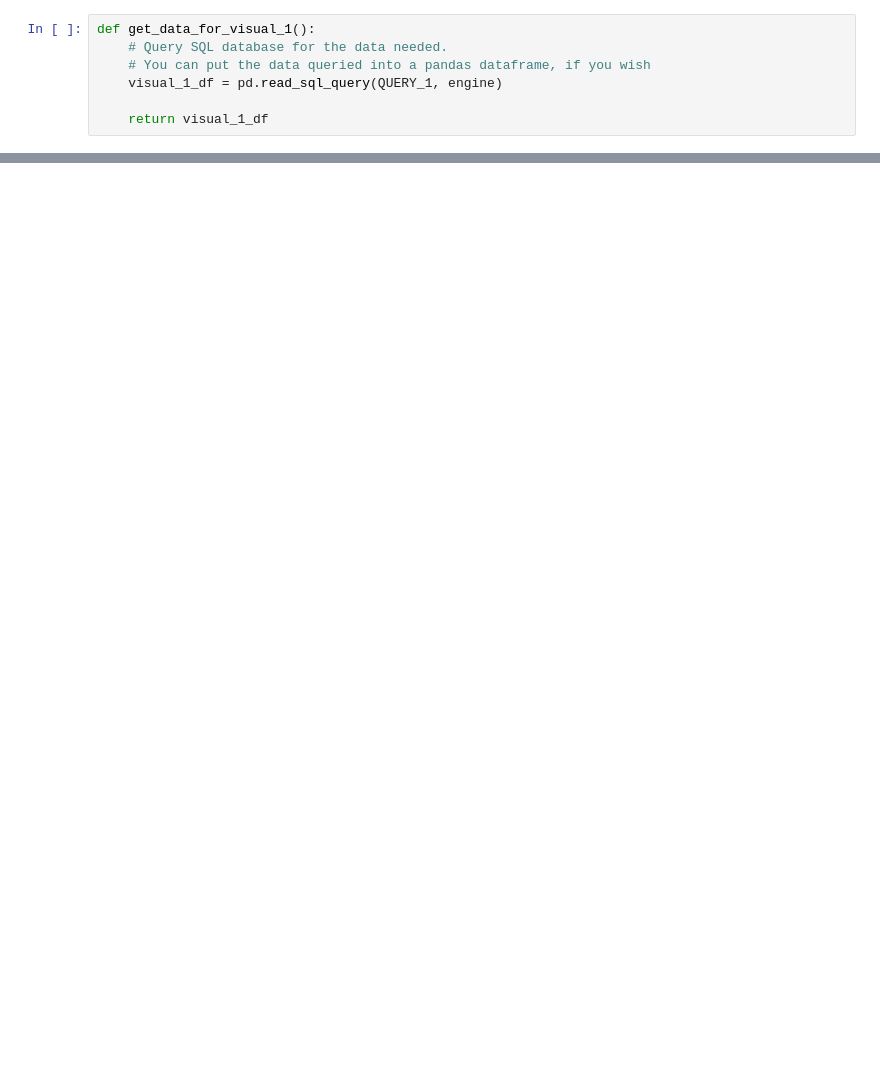
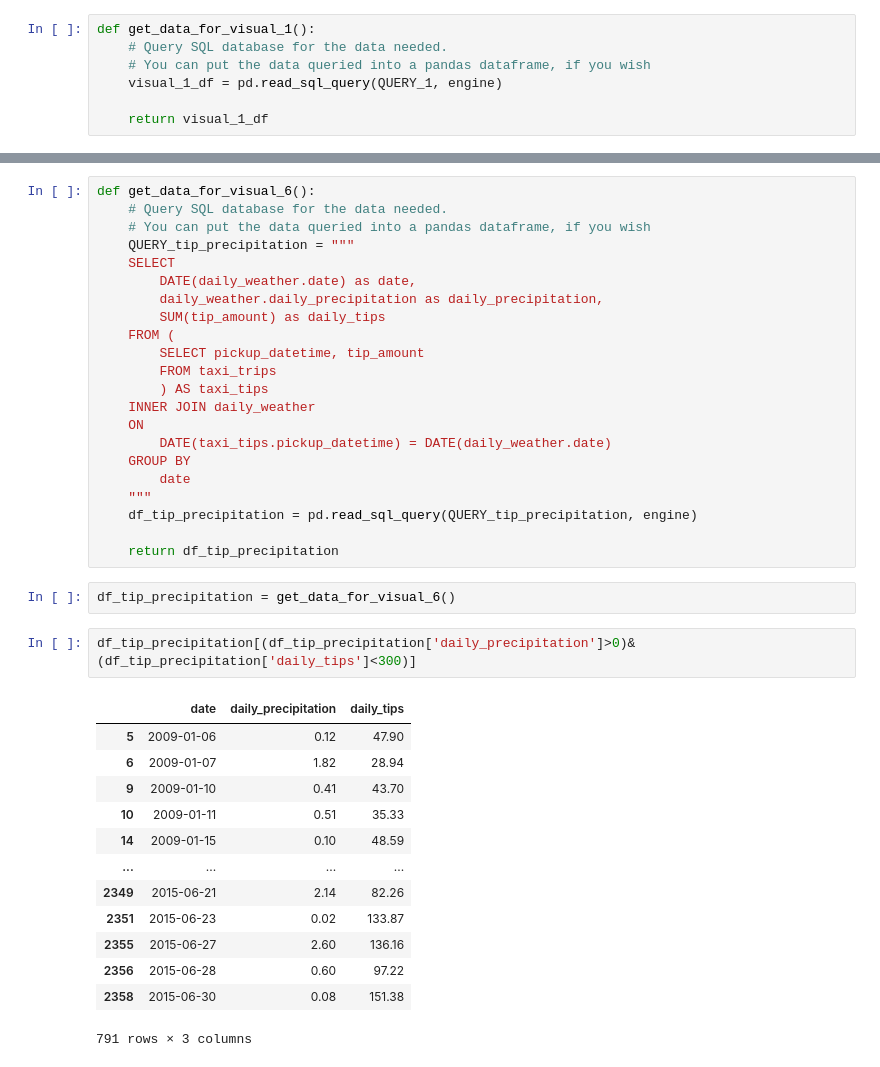
Before and after one commit to ZenanPeng/ZenanPeng-Final-Project, a Jupyter notebook: Project.ipynb, the cells around one changed output, grey strips where cells are left out. Cells and saved outputs as stored; diff of their text form; blank space fills up the shorter version.

```diff
--- a/Project.ipynb
+++ b/Project.ipynb
@@ -1172,0 +1434,40 @@ def plot_visual_1(dataframe):
+# %%
+def get_data_for_visual_6():
+    # Query SQL database for the data needed.
+    # You can put the data queried into a pandas dataframe, if you wish
+    QUERY_tip_precipitation = """
+    SELECT
+        DATE(daily_weather.date) as date,
+        daily_weather.daily_precipitation as daily_precipitation,
+        SUM(tip_amount) as daily_tips
+    FROM (
+        SELECT pickup_datetime, tip_amount
+        FROM taxi_trips
+        ) AS taxi_tips
+    INNER JOIN daily_weather
+    ON
+        DATE(taxi_tips.pickup_datetime) = DATE(daily_weather.date)
+    GROUP BY
+        date
+    """
+    df_tip_precipitation = pd.read_sql_query(QUERY_tip_precipitation, engine)
+
+    return df_tip_precipitation
+# %%
+df_tip_precipitation = get_data_for_visual_6()
+# %%
+df_tip_precipitation[(df_tip_precipitation['daily_precipitation']>0)&(df_tip_precipitation['daily_tips']<300)]
+# %% [output]
+|  | date | daily_precipitation | daily_tips |
+| 5 | 2009-01-06 | 0.12 | 47.90 |
+| 6 | 2009-01-07 | 1.82 | 28.94 |
+| 9 | 2009-01-10 | 0.41 | 43.70 |
+| 10 | 2009-01-11 | 0.51 | 35.33 |
+| 14 | 2009-01-15 | 0.10 | 48.59 |
+| ... | ... | ... | ... |
+| 2349 | 2015-06-21 | 2.14 | 82.26 |
+| 2351 | 2015-06-23 | 0.02 | 133.87 |
+| 2355 | 2015-06-27 | 2.60 | 136.16 |
+| 2356 | 2015-06-28 | 0.60 | 97.22 |
+| 2358 | 2015-06-30 | 0.08 | 151.38 |
+791 rows × 3 columns
```
Also changed, not shown: parts of 71 cells of this notebook.
